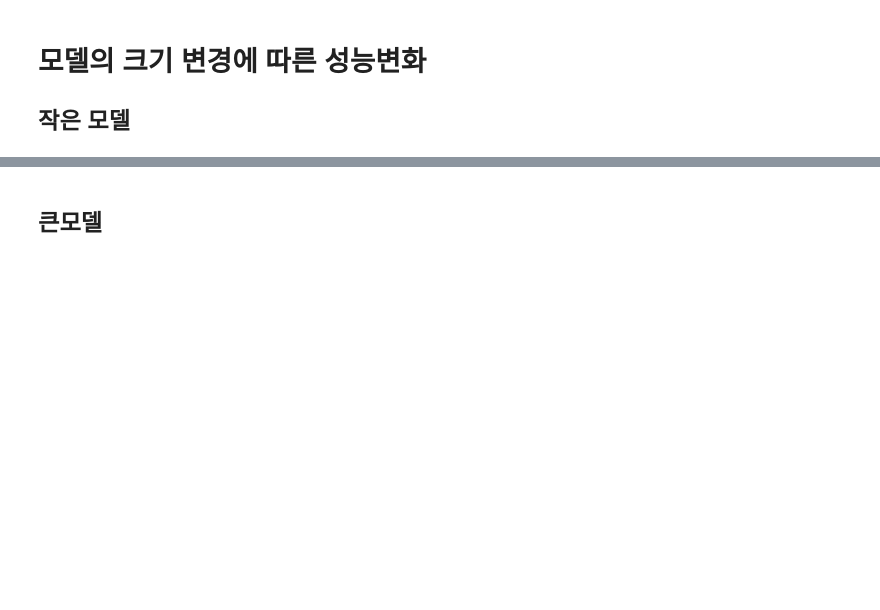
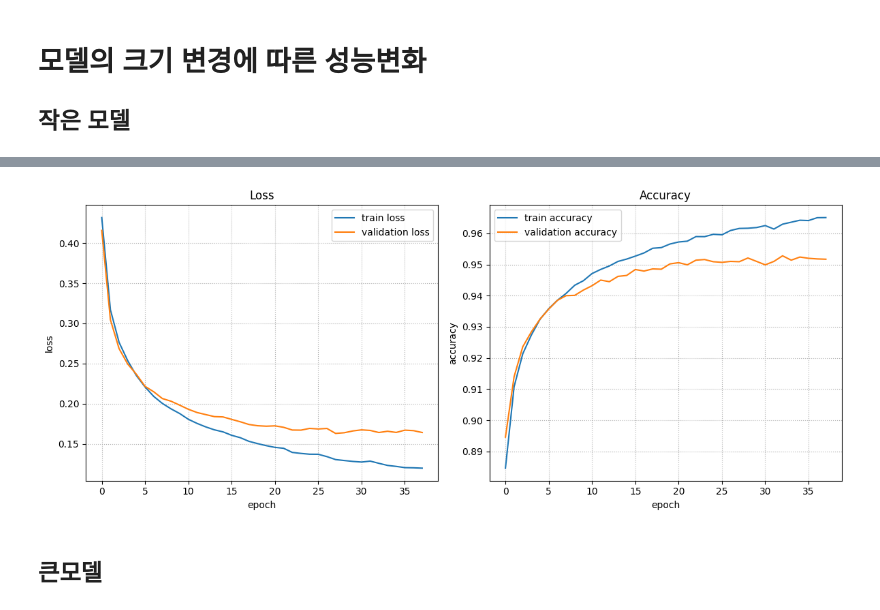
Before and after one commit to ksryong0/SKN21, a Jupyter notebook: 07_deeplearning_pytorch/08_2_딥러닝모델_성능개선_예제.ipynb, the cells around one changed output, grey strips where cells are left out. Drawn from its saved outputs; the diff is of its cells as text; code cells hidden in the pictures; blank space fills up the shorter version.

```diff
--- a/07_deeplearning_pytorch/08_2_딥러닝모델_성능개선_예제.ipynb
+++ b/07_deeplearning_pytorch/08_2_딥러닝모델_성능개선_예제.ipynb
@@ -337,3 +354,19 @@ class_to_idx = train_loader.dataset.class_to_idx
 # %% [markdown]
 # 모델의 크기 변경에 따른 성능변화
 ## 작은 모델
+# %%
+class SmallModel(nn.Module):
+
+    def __init__(self):
+        super().__init__()
+        self.lr1 = nn.Linear(784, 16)
+        self.lr2 = nn.Linear(16, 10)
+        self.relu = nn.ReLU()
+
+    def forward(self, X):
+        out = nn.Flatten()(X) # (N, 1, 28, 28) -> (N, 1*28*28)
+        out = self.relu(self.lr1(out))
+
+
+        out = self.lr2(out)
+        return out
@@ -339,0 +394,8 @@ class_to_idx = train_loader.dataset.class_to_idx
+# %%
+small_model = SmallModel()
+loss_fn = nn.CrossEntropyLoss()
+optimizer = torch.optim.Adam(small_model.parameters(), lr=lr)
+# %%
+
+result = fit(train_loader, test_loader, small_model, loss_fn, optimizer, epochs,
+             save_best_model=False, device=device, mode="multi")
@@ -340,2 +420,6 @@ class_to_idx = train_loader.dataset.class_to_idx
+# %%
+plot_fit_result(result[0], result[1], result[2], result[3])
+# %% [output]
+[figure, added]
 # %% [markdown]
 ## 큰모델
```
Also changed, not shown: parts of 27 cells of this notebook, 36 other files.
